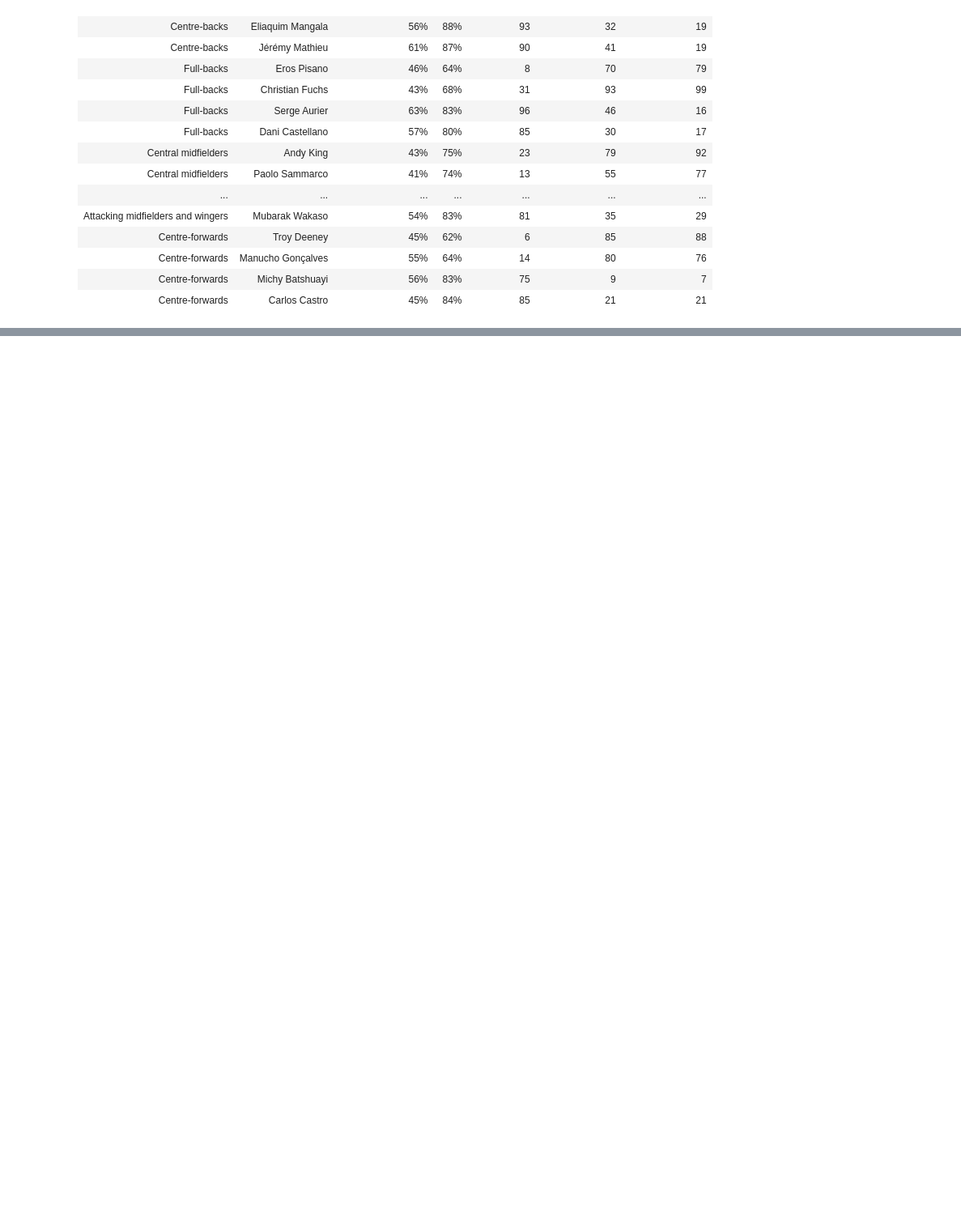
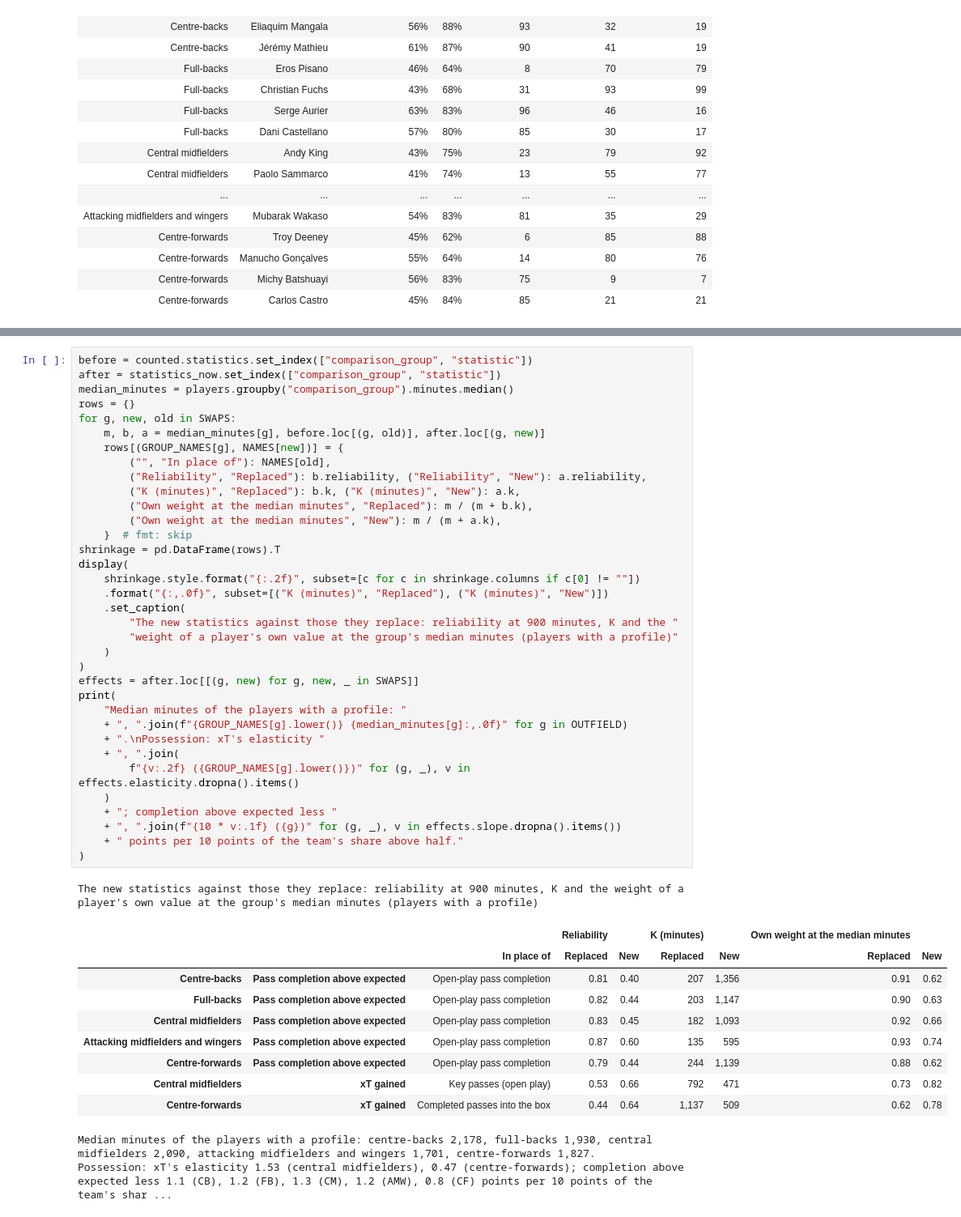
Before and after one commit to Fabiohhp/football-scouting, a Jupyter notebook: notebooks/03_possession_value.ipynb, the cells around one changed output, grey strips where cells are left out. Shown at 81% size. Drawn from its saved outputs; the diff is of its cells as text; blank space fills up the shorter version.

```diff
--- a/notebooks/03_possession_value.ipynb
+++ b/notebooks/03_possession_value.ipynb
@@ -1867,0 +2209,48 @@ of centre-backs to the 19th, Serge Aurier from the 96th to the 16th of full-back
+# %%
+before = counted.statistics.set_index(["comparison_group", "statistic"])
+after = statistics_now.set_index(["comparison_group", "statistic"])
+median_minutes = players.groupby("comparison_group").minutes.median()
+rows = {}
+for g, new, old in SWAPS:
+    m, b, a = median_minutes[g], before.loc[(g, old)], after.loc[(g, new)]
+    rows[(GROUP_NAMES[g], NAMES[new])] = {
+        ("", "In place of"): NAMES[old],
+        ("Reliability", "Replaced"): b.reliability, ("Reliability", "New"): a.reliability,
+        ("K (minutes)", "Replaced"): b.k, ("K (minutes)", "New"): a.k,
+        ("Own weight at the median minutes", "Replaced"): m / (m + b.k),
+        ("Own weight at the median minutes", "New"): m / (m + a.k),
+    }  # fmt: skip
+shrinkage = pd.DataFrame(rows).T
+display(
+    shrinkage.style.format("{:.2f}", subset=[c for c in shrinkage.columns if c[0] != ""])
+    .format("{:,.0f}", subset=[("K (minutes)", "Replaced"), ("K (minutes)", "New")])
+    .set_caption(
+        "The new statistics against those they replace: reliability at 900 minutes, K and the "
+        "weight of a player's own value at the group's median minutes (players with a profile)"
+    )
+)
+effects = after.loc[[(g, new) for g, new, _ in SWAPS]]
+print(
+    "Median minutes of the players with a profile: "
+    + ", ".join(f"{GROUP_NAMES[g].lower()} {median_minutes[g]:,.0f}" for g in OUTFIELD)
+    + ".\nPossession: xT's elasticity "
+    + ", ".join(
+        f"{v:.2f} ({GROUP_NAMES[g].lower()})" for (g, _), v in effects.elasticity.dropna().items()
+    )
+    + "; completion above expected less "
+    + ", ".join(f"{10 * v:.1f} ({g})" for (g, _), v in effects.slope.dropna().items())
+    + " points per 10 points of the team's share above half."
+)
+# %% [output]
+The new statistics against those they replace: reliability at 900 minutes, K and the weight of a player's own value at the group's median minutes (players with a profile)
+|  |  |  | Reliability |  | K (minutes) |  | Own weight at the median minutes |  |
+|  |  | In place of | Replaced | New | Replaced | New | Replaced | New |
+| Centre-backs | Pass completion above expected | Open-play pass completion | 0.81 | 0.40 | 207 | 1,356 | 0.91 | 0.62 |
+| Full-backs | Pass completion above expected | Open-play pass completion | 0.82 | 0.44 | 203 | 1,147 | 0.90 | 0.63 |
+| Central midfielders | Pass completion above expected | Open-play pass completion | 0.83 | 0.45 | 182 | 1,093 | 0.92 | 0.66 |
+| Attacking midfielders and wingers | Pass completion above expected | Open-play pass completion | 0.87 | 0.60 | 135 | 595 | 0.93 | 0.74 |
+| Centre-forwards | Pass completion above expected | Open-play pass completion | 0.79 | 0.44 | 244 | 1,139 | 0.88 | 0.62 |
+| Central midfielders | xT gained | Key passes (open play) | 0.53 | 0.66 | 792 | 471 | 0.73 | 0.82 |
+| Centre-forwards | xT gained | Completed passes into the box | 0.44 | 0.64 | 1,137 | 509 | 0.62 | 0.78 |
+Median minutes of the players with a profile: centre-backs 2,178, full-backs 1,930, central midfielders 2,090, attacking midfielders and wingers 1,701, centre-forwards 1,827.
+Possession: xT's elasticity 1.53 (central midfielders), 0.47 (centre-forwards); completion above expected less 1.1 (CB), 1.2 (FB), 1.3 (CM), 1.2 (AMW), 0.8 (CF) points per 10 points of the team's shar ...
```
Also changed, not shown: parts of 17 cells of this notebook, 16 other files.
